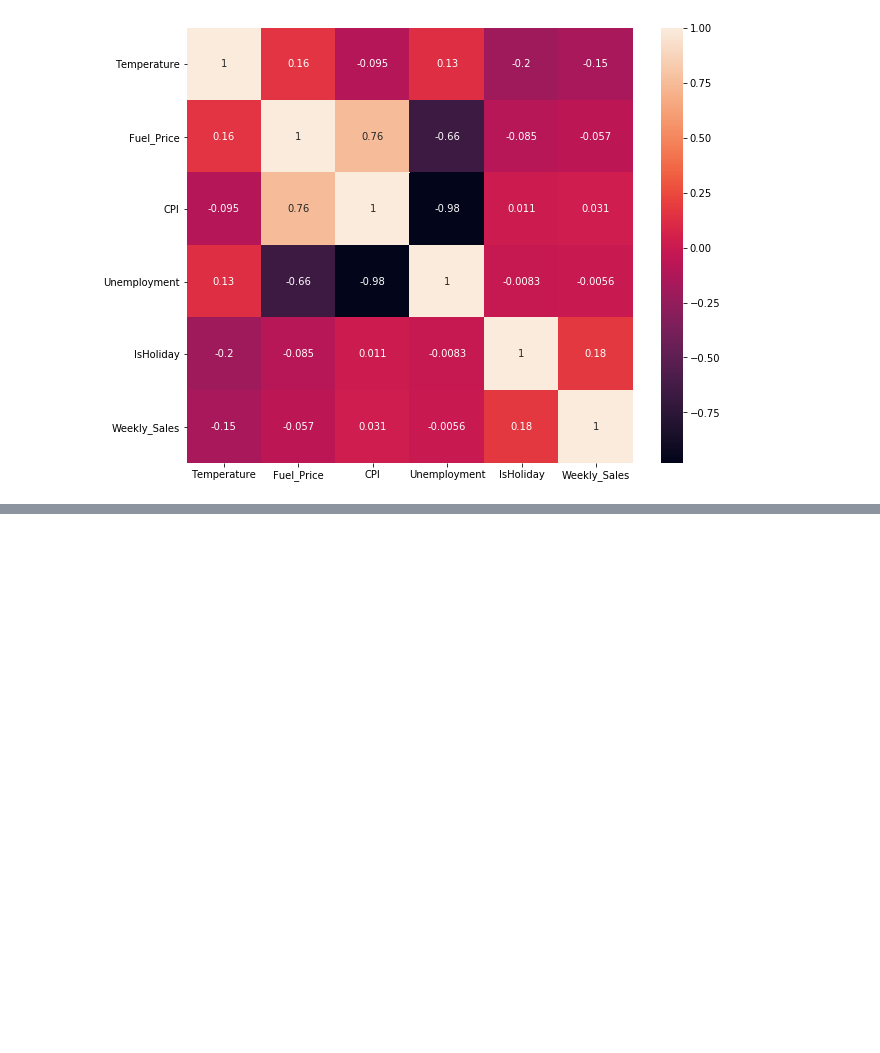
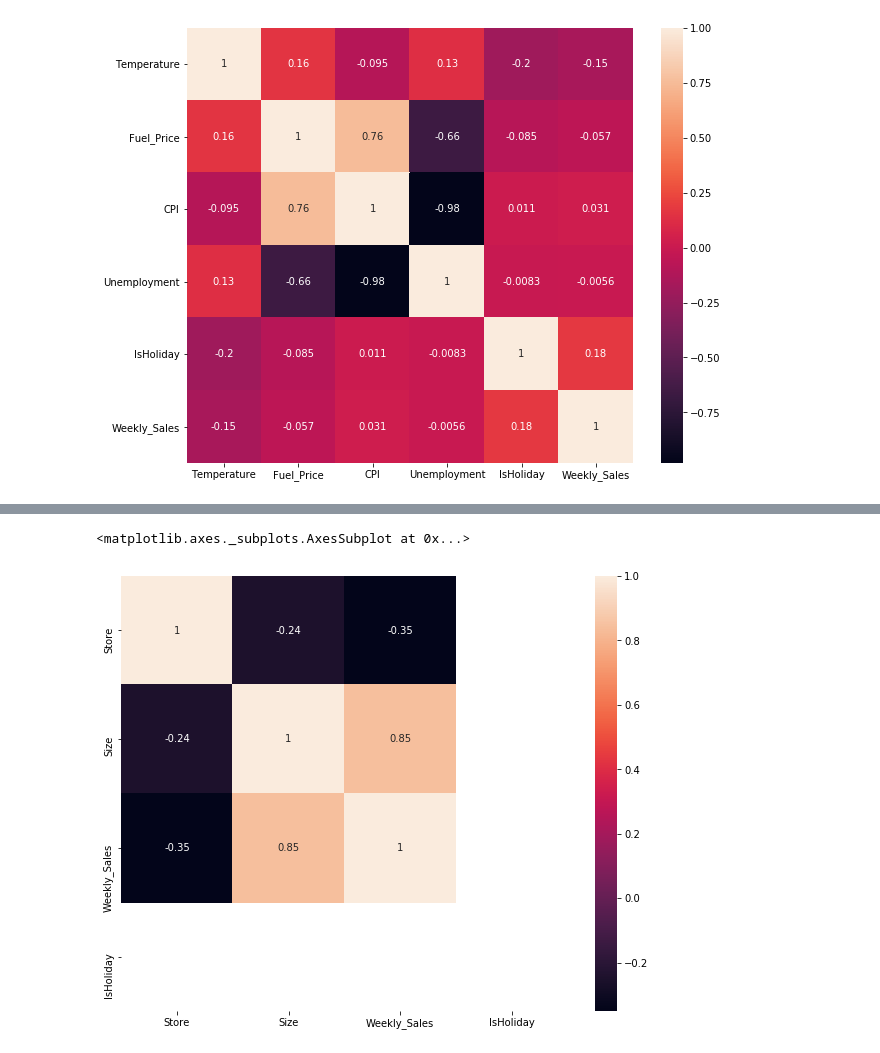
Before and after one commit to patrickbrus/Retail_Data_Analytics, a Jupyter notebook: 1_Data_Exploration.ipynb, the cells around one changed output, grey strips where cells are left out. Saved outputs shown, nothing was run; the diff lists cells and outputs as text; code cells hidden in the pictures; blank space fills up the shorter version.

```diff
--- a/1_Data_Exploration.ipynb
+++ b/1_Data_Exploration.ipynb
@@ -204,0 +238,5 @@ sns.heatmap(data_datewise_df.corr(), annot=True)
+# %%
+sns.heatmap(data_storewise_df.corr(), annot=True)
+# %% [output]
+<matplotlib.axes._subplots.AxesSubplot at 0x...>
+[figure, added]
```
Also changed, not shown: parts of 4 cells of this notebook.
